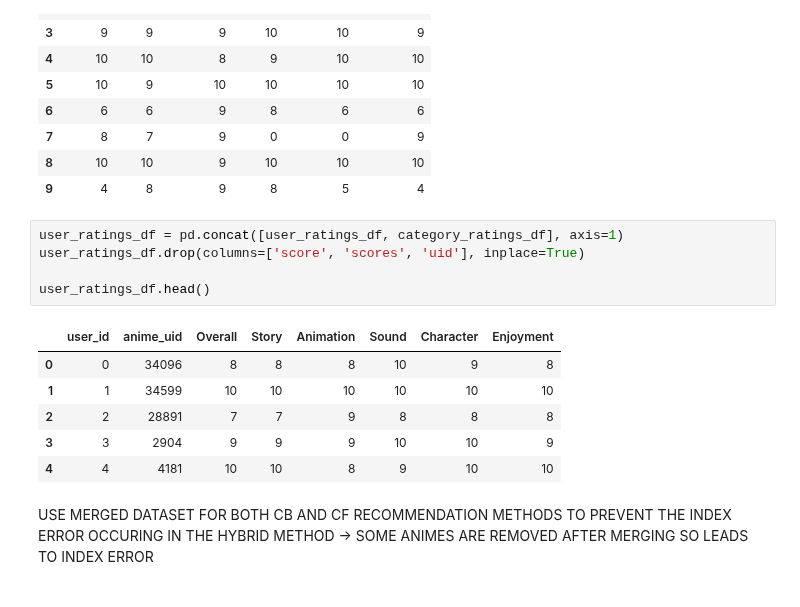
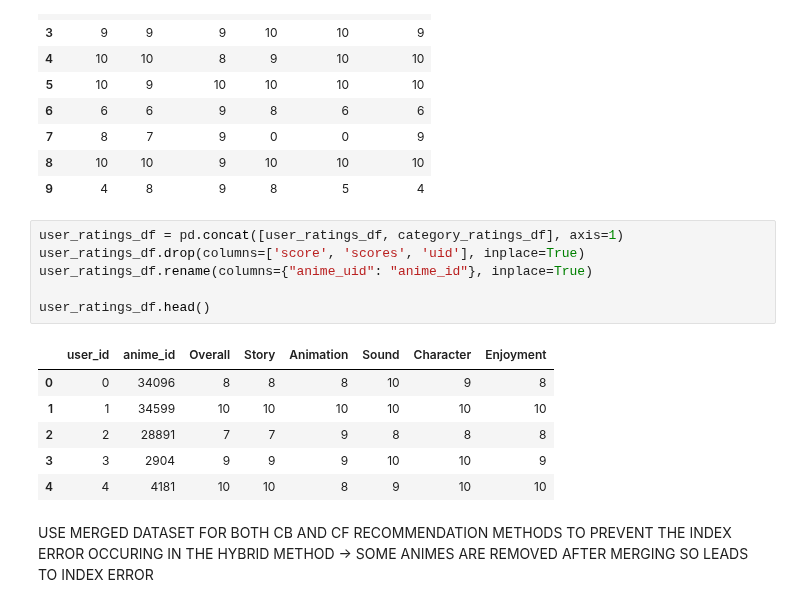
Before and after one commit to Haaris-Syed/AnimeRecommender, a Jupyter notebook: AnimeDataset-Preprocessing.ipynb, the cells around one changed output. Drawn from its saved outputs; the diff is of its cells as text.

```diff
--- a/AnimeDataset-Preprocessing.ipynb
+++ b/AnimeDataset-Preprocessing.ipynb
@@ -135,10 +135,11 @@ category_ratings_df.head(10)
 # %%
 user_ratings_df = pd.concat([user_ratings_df, category_ratings_df], axis=1)
 user_ratings_df.drop(columns=['score', 'scores', 'uid'], inplace=True)
+user_ratings_df.rename(columns={"anime_uid": "anime_id"}, inplace=True)
 
 user_ratings_df.head()
 # %% [output]
-|  | user_id | anime_uid | Overall | Story | Animation | Sound | Character | Enjoyment |
+|  | user_id | anime_id | Overall | Story | Animation | Sound | Character | Enjoyment |
 | 0 | 0 | 34096 | 8 | 8 | 8 | 10 | 9 | 8 |
 | 1 | 1 | 34599 | 10 | 10 | 10 | 10 | 10 | 10 |
 | 2 | 2 | 28891 | 7 | 7 | 9 | 8 | 8 | 8 |
```
Also changed, not shown: parts of 24 cells of this notebook.
